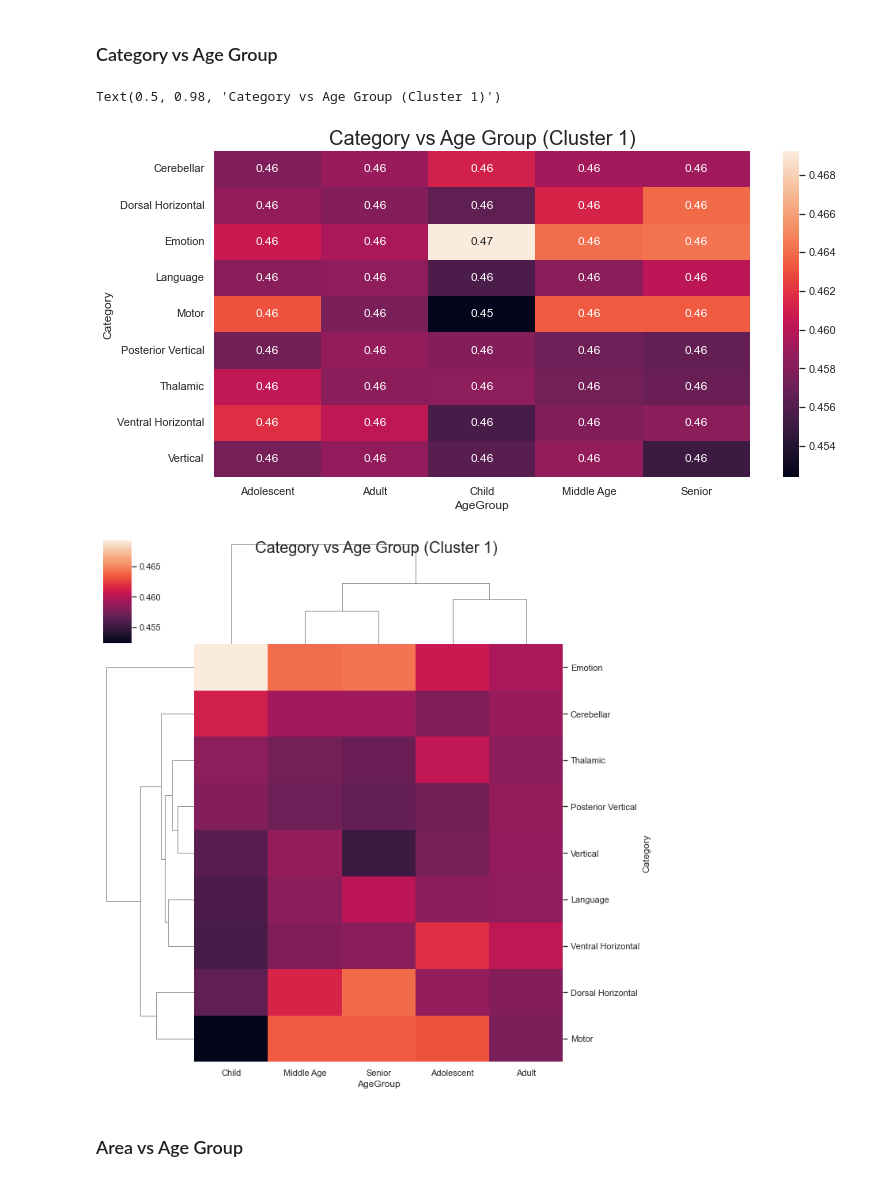
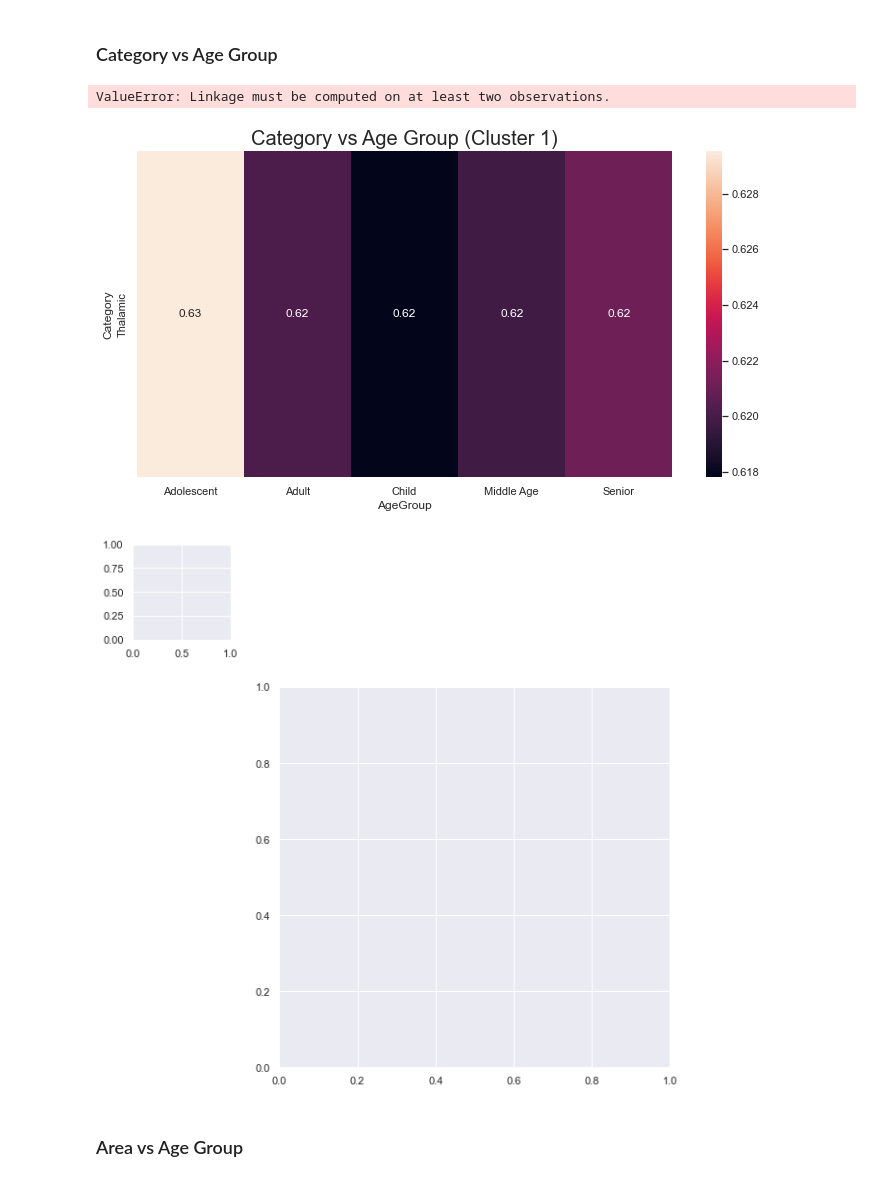
Before and after one commit to mohammedfmehboob/Lateral-HeatMap, a Jupyter notebook: Lateral HeatMap.ipynb, the cells around one changed output. Cells and saved outputs as stored; diff of their text form; code cells hidden in the pictures.

```diff
--- a/Lateral HeatMap.ipynb
+++ b/Lateral HeatMap.ipynb
@@ -338,18 +327,18 @@ Text(0.5, 0.98, 'Are vs Age Group (Cluster 0)')
 # %%
 heatmap_data_1_1 = pd.pivot_table(C1, values='FA',
                              index=['Category'],
                              columns='AgeGroup')
-
+heatmap_data_1_1.dropna(inplace=True)
 sns.set(rc = {'figure.figsize':(12,6)})
 sns.heatmap(heatmap_data_1_1, annot=True)
 plt.title("Category vs Age Group (Cluster 1)", fontsize =20)
 
 # Cluster Map
 sns.clustermap(heatmap_data_1_1).fig.suptitle('Category vs Age Group (Cluster 1)', fontsize =20)
 # %% [output]
-Text(0.5, 0.98, 'Category vs Age Group (Cluster 1)')
+ValueError: Linkage must be computed on at least two observations.
-[figure, old version]
+[figure, new version]
-[figure, old version]
+[figure, new version]
 # %% [markdown]
 ### Area vs Age Group
 # %%
```
Also changed, not shown: parts of 21 cells of this notebook.
